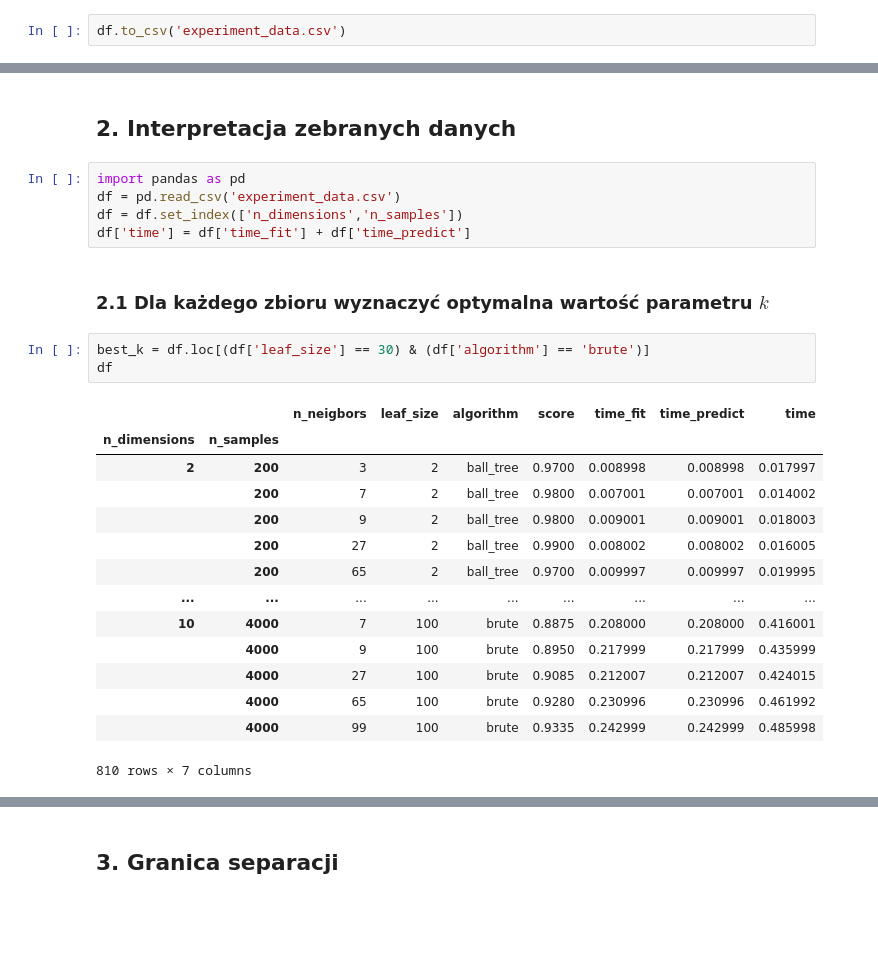
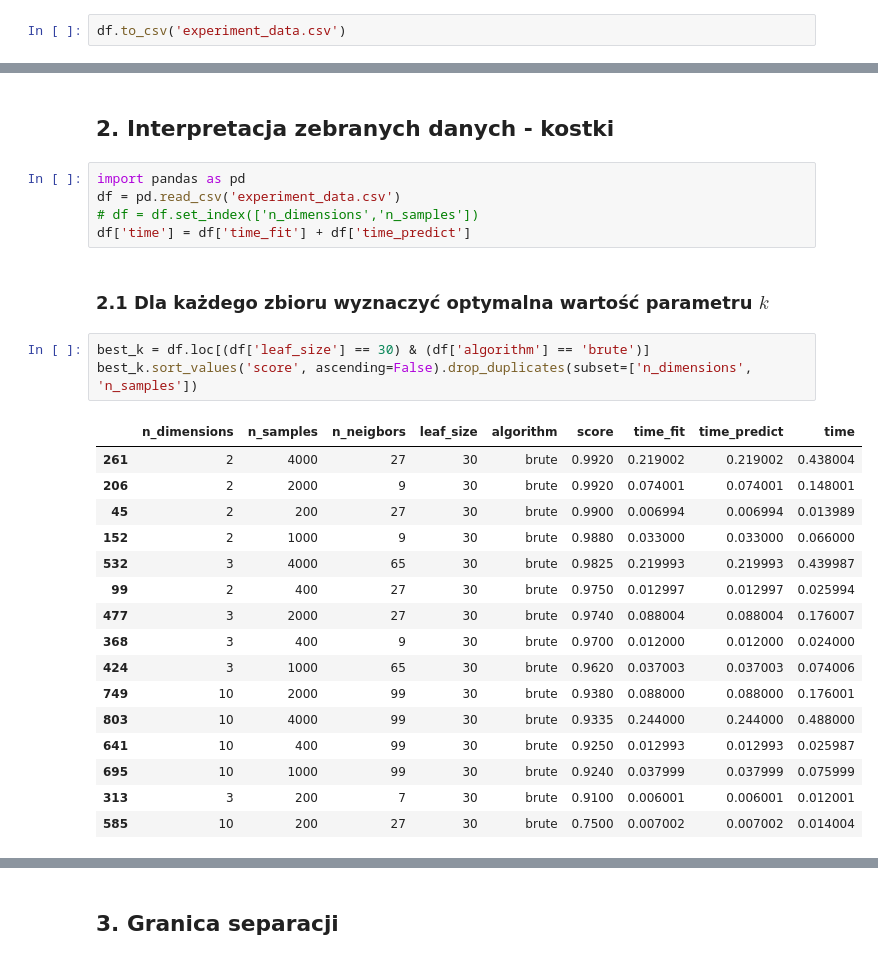
Before and after one commit to karlosos/data_mining, a Jupyter notebook: lab2/experiments.ipynb, the cells around one changed output, grey strips where cells are left out. Drawn from its saved outputs; the diff is of its cells as text; blank space fills up the shorter version.

```diff
--- a/lab2/experiments.ipynb
+++ b/lab2/experiments.ipynb
@@ -69,27 +113,29 @@ df.to_csv('experiment_data.csv')
 # %% [markdown]
-## 2. Interpretacja zebranych danych
+## 2. Interpretacja zebranych danych - kostki
 # %%
 import pandas as pd
 df = pd.read_csv('experiment_data.csv')
-df = df.set_index(['n_dimensions','n_samples'])
+# df = df.set_index(['n_dimensions','n_samples'])
 df['time'] = df['time_fit'] + df['time_predict']
 # %% [markdown]
 ### 2.1 Dla każdego zbioru wyznaczyć optymalna wartość parametru $k$
 # %%
 best_k = df.loc[(df['leaf_size'] == 30) & (df['algorithm'] == 'brute')]
-df
+best_k.sort_values('score', ascending=False).drop_duplicates(subset=['n_dimensions', 'n_samples'])
 # %% [output]
-|  |  | n_neigbors | leaf_size | algorithm | score | time_fit | time_predict | time |
-| n_dimensions | n_samples |  |  |  |  |  |  |  |
-| 2 | 200 | 3 | 2 | ball_tree | 0.9700 | 0.008998 | 0.008998 | 0.017997 |
-|  | 200 | 7 | 2 | ball_tree | 0.9800 | 0.007001 | 0.007001 | 0.014002 |
-|  | 200 | 9 | 2 | ball_tree | 0.9800 | 0.009001 | 0.009001 | 0.018003 |
-|  | 200 | 27 | 2 | ball_tree | 0.9900 | 0.008002 | 0.008002 | 0.016005 |
-|  | 200 | 65 | 2 | ball_tree | 0.9700 | 0.009997 | 0.009997 | 0.019995 |
-| ... | ... | ... | ... | ... | ... | ... | ... | ... |
-| 10 | 4000 | 7 | 100 | brute | 0.8875 | 0.208000 | 0.208000 | 0.416001 |
-|  | 4000 | 9 | 100 | brute | 0.8950 | 0.217999 | 0.217999 | 0.435999 |
-|  | 4000 | 27 | 100 | brute | 0.9085 | 0.212007 | 0.212007 | 0.424015 |
-|  | 4000 | 65 | 100 | brute | 0.9280 | 0.230996 | 0.230996 | 0.461992 |
-|  | 4000 | 99 | 100 | brute | 0.9335 | 0.242999 | 0.242999 | 0.485998 |
+|  | n_dimensions | n_samples | n_neigbors | leaf_size | algorithm | score | time_fit | time_predict | time |
+| 261 | 2 | 4000 | 27 | 30 | brute | 0.9920 | 0.219002 | 0.219002 | 0.438004 |
+| 206 | 2 | 2000 | 9 | 30 | brute | 0.9920 | 0.074001 | 0.074001 | 0.148001 |
+| 45 | 2 | 200 | 27 | 30 | brute | 0.9900 | 0.006994 | 0.006994 | 0.013989 |
+| 152 | 2 | 1000 | 9 | 30 | brute | 0.9880 | 0.033000 | 0.033000 | 0.066000 |
+| 532 | 3 | 4000 | 65 | 30 | brute | 0.9825 | 0.219993 | 0.219993 | 0.439987 |
+| 99 | 2 | 400 | 27 | 30 | brute | 0.9750 | 0.012997 | 0.012997 | 0.025994 |
+| 477 | 3 | 2000 | 27 | 30 | brute | 0.9740 | 0.088004 | 0.088004 | 0.176007 |
+| 368 | 3 | 400 | 9 | 30 | brute | 0.9700 | 0.012000 | 0.012000 | 0.024000 |
+| 424 | 3 | 1000 | 65 | 30 | brute | 0.9620 | 0.037003 | 0.037003 | 0.074006 |
+| 749 | 10 | 2000 | 99 | 30 | brute | 0.9380 | 0.088000 | 0.088000 | 0.176001 |
+| 803 | 10 | 4000 | 99 | 30 | brute | 0.9335 | 0.244000 | 0.244000 | 0.488000 |
+| 641 | 10 | 400 | 99 | 30 | brute | 0.9250 | 0.012993 | 0.012993 | 0.025987 |
+| 695 | 10 | 1000 | 99 | 30 | brute | 0.9240 | 0.037999 | 0.037999 | 0.075999 |
+| 313 | 3 | 200 | 7 | 30 | brute | 0.9100 | 0.006001 | 0.006001 | 0.012001 |
+| 585 | 10 | 200 | 27 | 30 | brute | 0.7500 | 0.007002 | 0.007002 | 0.014004 |
-810 rows × 7 columns
```
Also changed, not shown: parts of 9 cells of this notebook, 4 other files.
